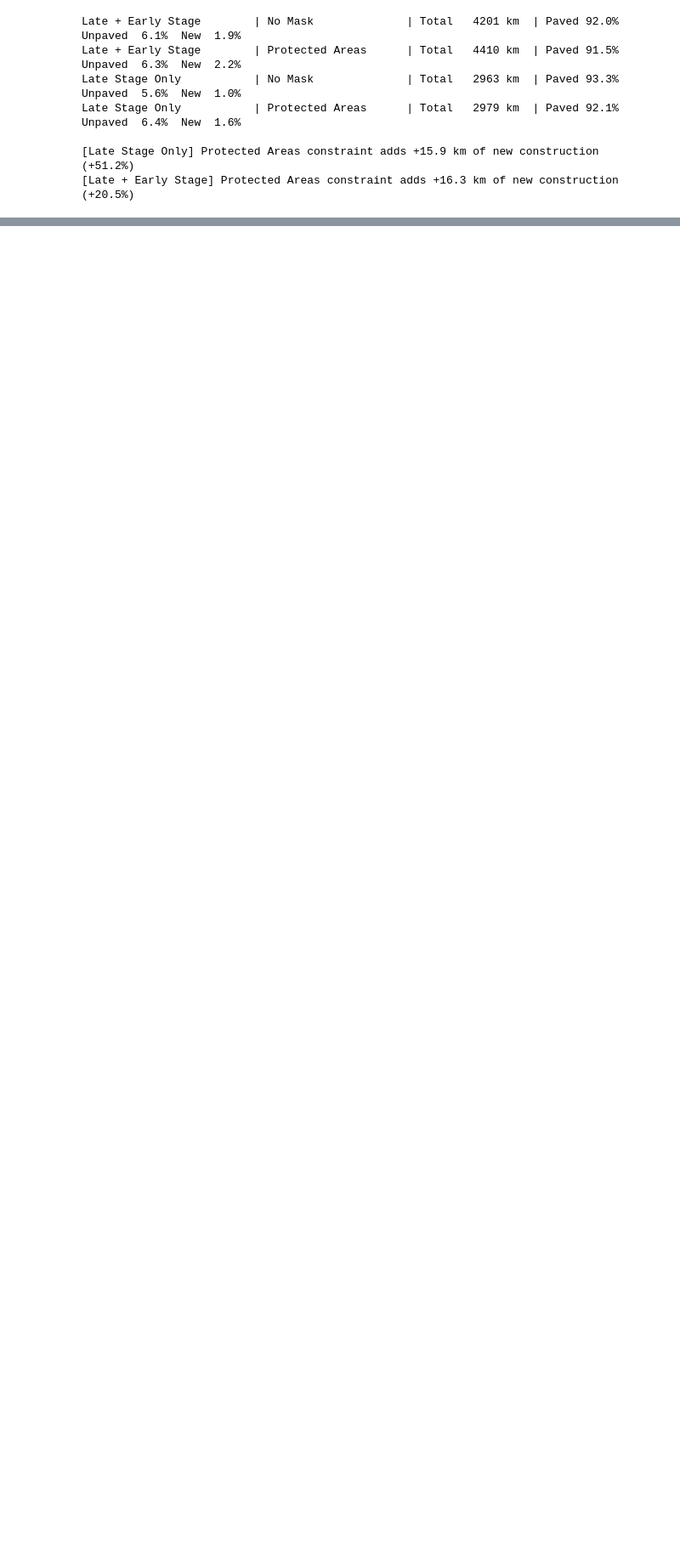
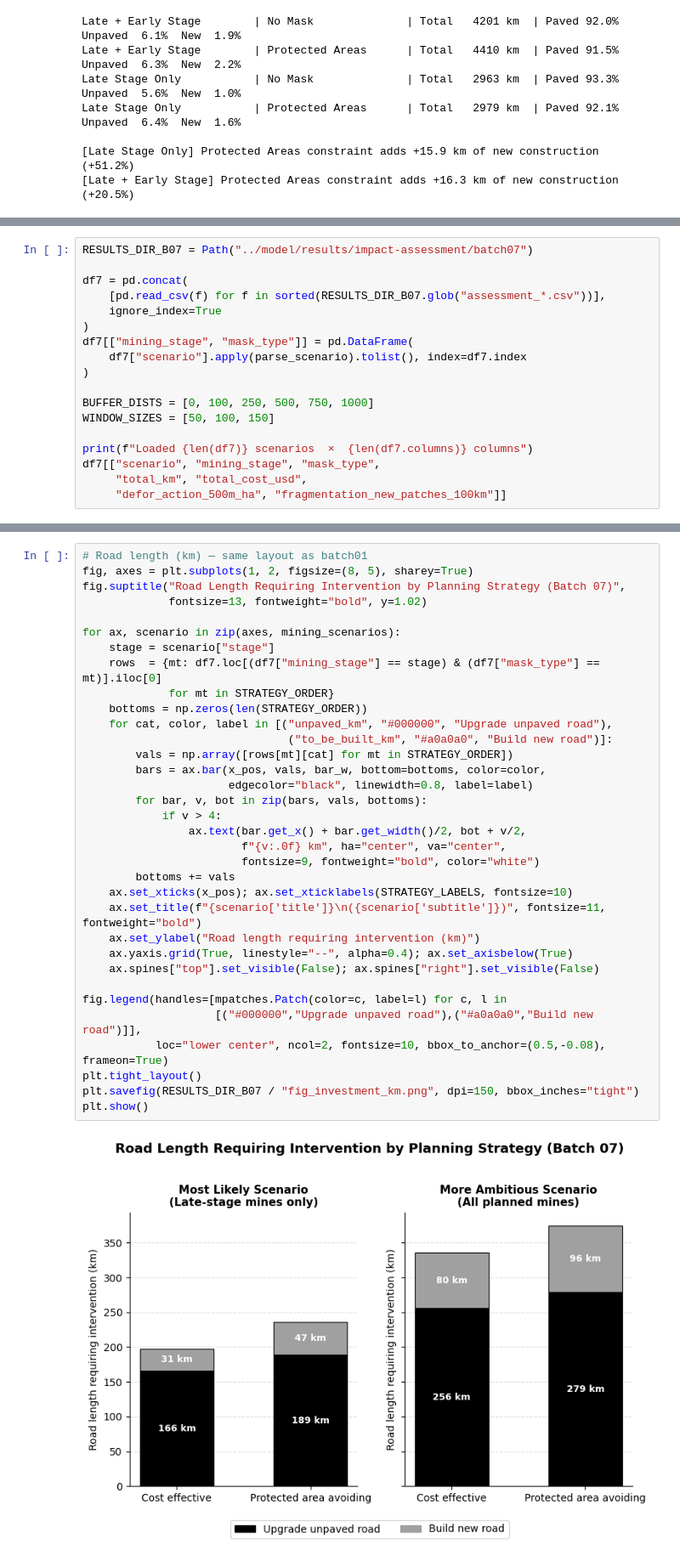
Before and after one commit to movephutthaphaiboon/strategic-road-planning, a Jupyter notebook: notebook/03_analysis.ipynb, the cells around one changed output, grey strips where cells are left out. Shown at 85% size. Drawn from its saved outputs; the diff is of its cells as text; blank space fills up the shorter version.

```diff
--- a/notebook/03_analysis.ipynb
+++ b/notebook/03_analysis.ipynb
@@ -714,0 +728,18 @@ Late Stage Only           | Protected Areas      | Total   2979 km  | Paved 92.1
+# %%
+RESULTS_DIR_B07 = Path("../model/results/impact-assessment/batch07")
+
+df7 = pd.concat(
+    [pd.read_csv(f) for f in sorted(RESULTS_DIR_B07.glob("assessment_*.csv"))],
+    ignore_index=True
+)
+df7[["mining_stage", "mask_type"]] = pd.DataFrame(
+    df7["scenario"].apply(parse_scenario).tolist(), index=df7.index
+)
+
+BUFFER_DISTS = [0, 100, 250, 500, 750, 1000]
+WINDOW_SIZES = [50, 100, 150]
+
+print(f"Loaded {len(df7)} scenarios  ×  {len(df7.columns)} columns")
+df7[["scenario", "mining_stage", "mask_type",
+     "total_km", "total_cost_usd",
+     "defor_action_500m_ha", "fragmentation_new_patches_100km"]]
@@ -714,0 +784,36 @@ Late Stage Only           | Protected Areas      | Total   2979 km  | Paved 92.1
+# %%
+# Road length (km) — same layout as batch01
+fig, axes = plt.subplots(1, 2, figsize=(8, 5), sharey=True)
+fig.suptitle("Road Length Requiring Intervention by Planning Strategy (Batch 07)",
+             fontsize=13, fontweight="bold", y=1.02)
+
+for ax, scenario in zip(axes, mining_scenarios):
+    stage = scenario["stage"]
+    rows  = {mt: df7.loc[(df7["mining_stage"] == stage) & (df7["mask_type"] == mt)].iloc[0]
+             for mt in STRATEGY_ORDER}
+    bottoms = np.zeros(len(STRATEGY_ORDER))
+    for cat, color, label in [("unpaved_km", "#000000", "Upgrade unpaved road"),
+                               ("to_be_built_km", "#a0a0a0", "Build new road")]:
+        vals = np.array([rows[mt][cat] for mt in STRATEGY_ORDER])
+        bars = ax.bar(x_pos, vals, bar_w, bottom=bottoms, color=color,
+                      edgecolor="black", linewidth=0.8, label=label)
+        for bar, v, bot in zip(bars, vals, bottoms):
+            if v > 4:
+                ax.text(bar.get_x() + bar.get_width()/2, bot + v/2,
+                        f"{v:.0f} km", ha="center", va="center",
+                        fontsize=9, fontweight="bold", color="white")
+        bottoms += vals
+    ax.set_xticks(x_pos); ax.set_xticklabels(STRATEGY_LABELS, fontsize=10)
+    ax.set_title(f"{scenario['title']}\n({scenario['subtitle']})", fontsize=11, fontweight="bold")
+    ax.set_ylabel("Road length requiring intervention (km)")
+    ax.yaxis.grid(True, linestyle="--", alpha=0.4); ax.set_axisbelow(True)
+    ax.spines["top"].set_visible(False); ax.spines["right"].set_visible(False)
+
+fig.legend(handles=[mpatches.Patch(color=c, label=l) for c, l in
+                    [("#000000","Upgrade unpaved road"),("#a0a0a0","Build new road")]],
+           loc="lower center", ncol=2, fontsize=10, bbox_to_anchor=(0.5,-0.08), frameon=True)
+plt.tight_layout()
+plt.savefig(RESULTS_DIR_B07 / "fig_investment_km.png", dpi=150, bbox_inches="tight")
+plt.show()
+# %% [output]
+[figure, added]
```
Also changed, not shown: parts of 12 cells of this notebook, 3 other files.
